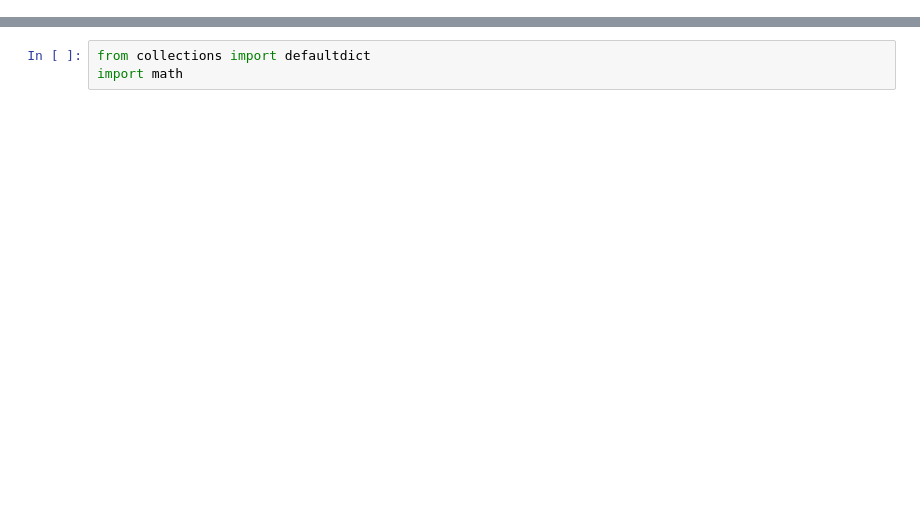
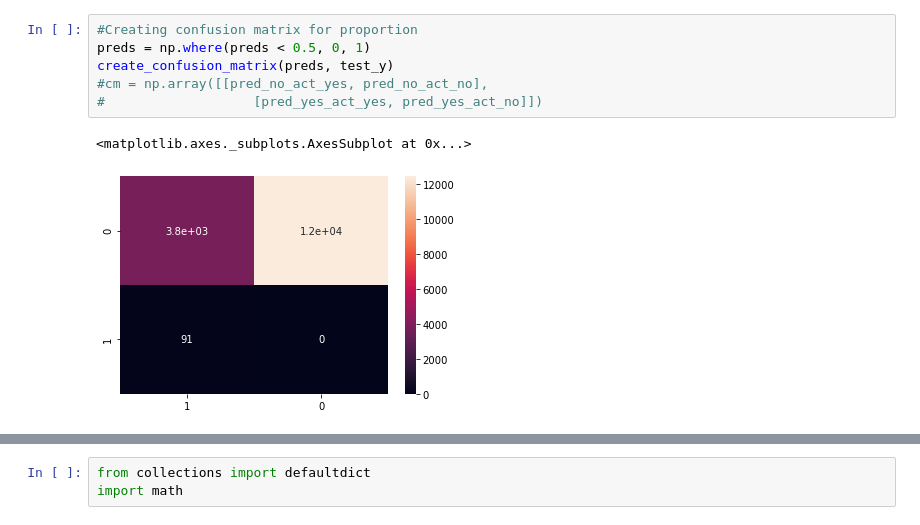
Before and after one commit to mrmattkennedy/Aunalytics-Data-Science, a Jupyter notebook: Aunalytics - Data Science - Matt Kennedy-checkpoint.ipynb, the cells around one changed output, grey strips where cells are left out. Cells and saved outputs as stored; diff of their text form; blank space fills up the shorter version.

```diff
--- a/Aunalytics - Data Science - Matt Kennedy-checkpoint.ipynb
+++ b/Aunalytics - Data Science - Matt Kennedy-checkpoint.ipynb
@@ -81,0 +167,9 @@ Notes on naive bayes, why naive bayes, start by getting the 3 categories (probab
+# %%
+#Creating confusion matrix for proportion
+preds = np.where(preds < 0.5, 0, 1)
+create_confusion_matrix(preds, test_y)
+#cm = np.array([[pred_no_act_yes, pred_no_act_no],
+#                   [pred_yes_act_yes, pred_yes_act_no]])
+# %% [output]
+<matplotlib.axes._subplots.AxesSubplot at 0x...>
+[figure, added]
```
Also changed, not shown: parts of 44 cells of this notebook.
